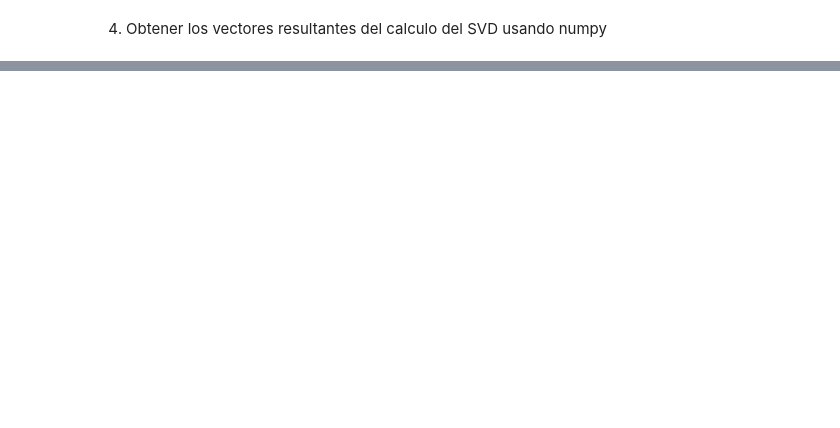
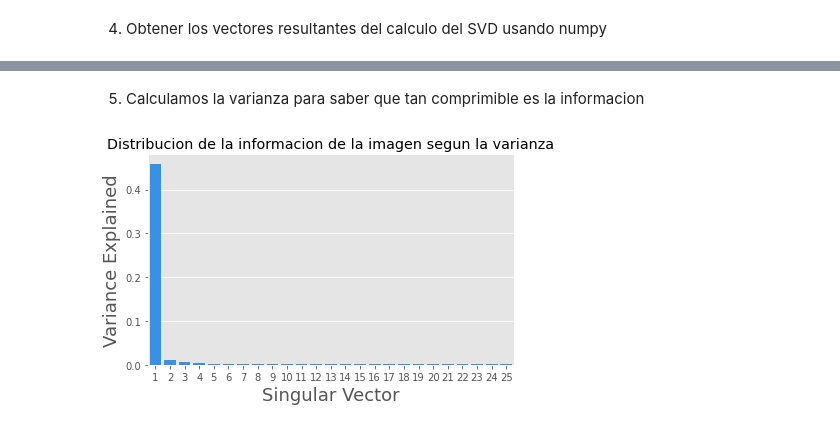
Before and after one commit to JOSUERV99/single-value-descomposition-on-image, a Jupyter notebook: TC1-SVD-Josue-Andrew.ipynb, the cells around one changed output, grey strips where cells are left out. Drawn from its saved outputs; the diff is of its cells as text; code cells hidden in the pictures; blank space fills up the shorter version.

```diff
--- a/TC1-SVD-Josue-Andrew.ipynb
+++ b/TC1-SVD-Josue-Andrew.ipynb
@@ -61,0 +70,15 @@ u.shape, s.shape, vh.shape
+# %% [markdown]
+5. Calculamos la varianza para saber que tan comprimible es la informacion
+# %%
+variance = np.round(s**2/np.sum(s**2), decimals=6)
+
+sns.barplot(x=list(range(1, 26)),
+            y=variance[0:25], color="dodgerblue")
+
+plt.title('Distribucion de la informacion de la imagen segun la varianza')
+plt.xlabel('Singular Vector', fontsize=18)
+plt.ylabel('Variance Explained', fontsize=18)
+plt.tight_layout()
+plt.show()
+# %% [output]
+[figure, added]
```
Also changed, not shown: parts of 10 cells of this notebook.
